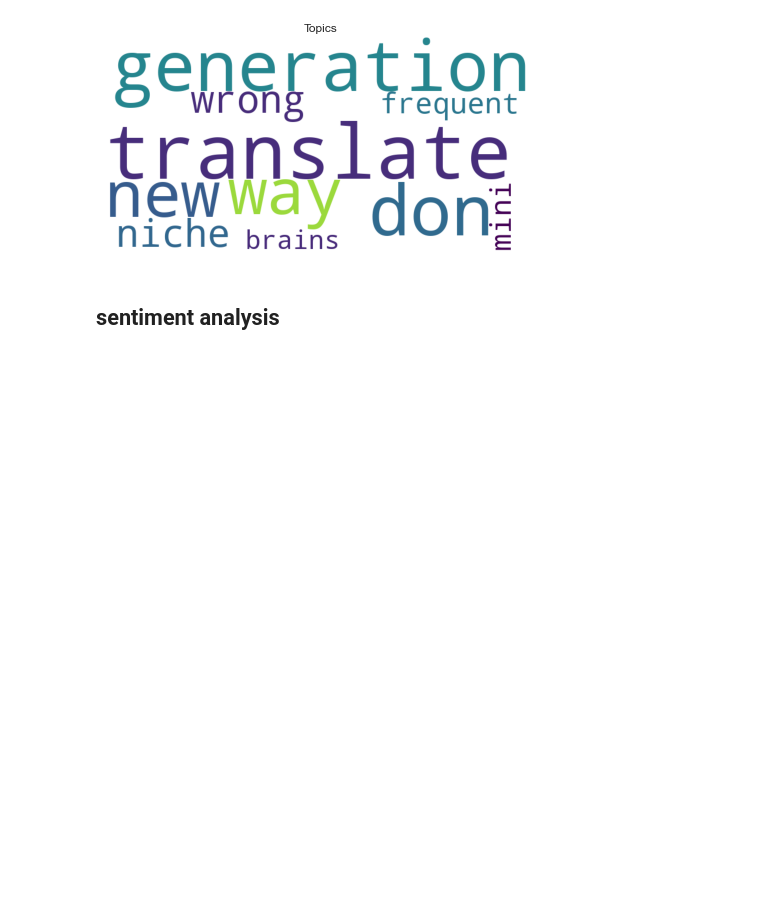
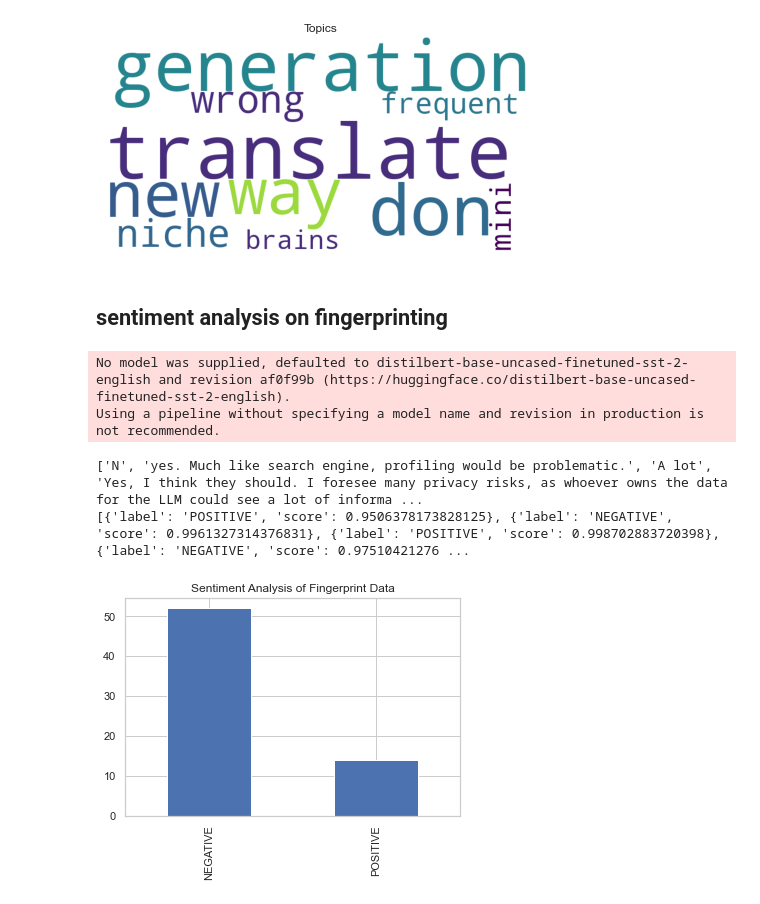
Before and after one commit to bendjko/CSE-527S-Final-Project, a Jupyter notebook: testing.ipynb, the cells around one changed output. Drawn from its saved outputs; the diff is of its cells as text; code cells hidden in the pictures; blank space fills up the shorter version.

```diff
--- a/testing.ipynb
+++ b/testing.ipynb
@@ -276,4 +276,31 @@ Token indices sequence length is longer than the specified maximum sequence leng
 1289
 [figure]
 # %% [markdown]
-## sentiment analysis
+## sentiment analysis on fingerprinting
+# %%
+# huggingface sentiment analysis on fingerprint
+from transformers import pipeline
+
+# load the sentiment analysis pipeline
+sentiment_analysis = pipeline('sentiment-analysis')
+
+# analyze the fingerprint data
+fingerprint_data = pp_data['fingerprint'].dropna()
+fingerprint_data = fingerprint_data.to_list()
+print(fingerprint_data)
+
+# analyze the sentiment of the fingerprint data
+sentiment_results = sentiment_analysis(fingerprint_data)
+print(sentiment_results)
+
+# visualize the sentiment of the fingerprint data
+sentiment_results = pd.DataFrame(sentiment_results)
+sentiment_results['label'].value_counts().plot(kind='bar')
+plt.title("Sentiment Analysis of Fingerprint Data")
+plt.show()
+# %% [output]
+No model was supplied, defaulted to distilbert-base-uncased-finetuned-sst-2-english and revision af0f99b (https://huggingface.co/distilbert-base-uncased-finetuned-sst-2-english).
+Using a pipeline without specifying a model name and revision in production is not recommended.
+['N', 'yes. Much like search engine, profiling would be problematic.', 'A lot', 'Yes, I think they should. I foresee many privacy risks, as whoever owns the data for the LLM could see a lot of informa ...
+[{'label': 'POSITIVE', 'score': 0.9506378173828125}, {'label': 'NEGATIVE', 'score': 0.9961327314376831}, {'label': 'POSITIVE', 'score': 0.998702883720398}, {'label': 'NEGATIVE', 'score': 0.97510421276 ...
+[figure, added]
```
